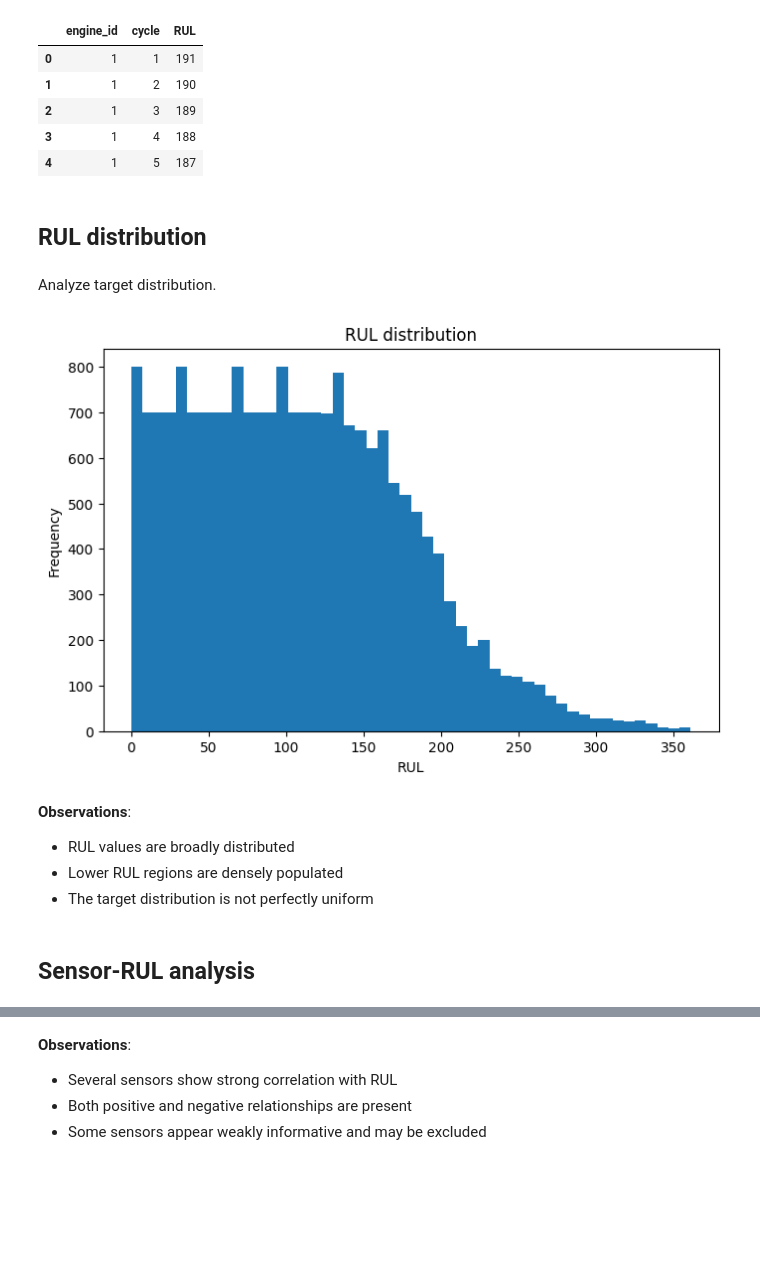
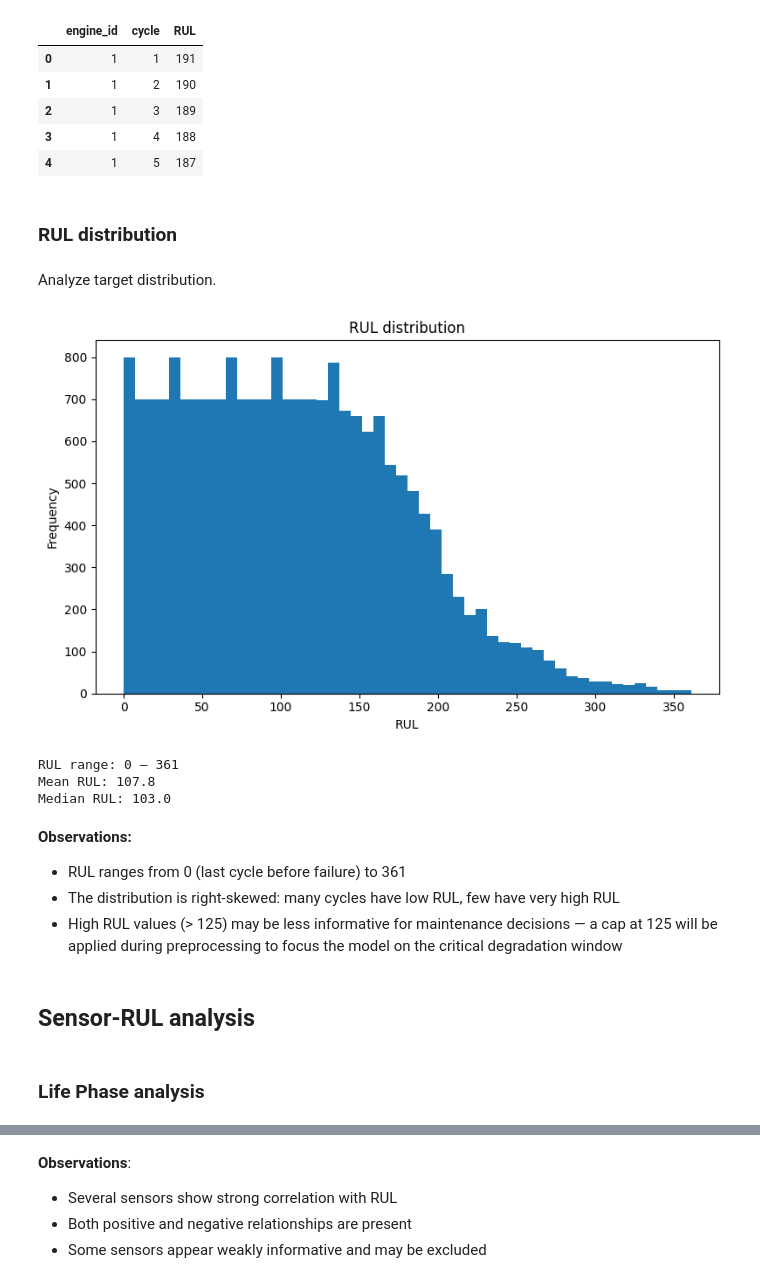
Before and after one commit to RCutrino/cmapss_project, a Jupyter notebook: notebook/01_eda.ipynb, the cells around one changed output, grey strips where cells are left out. Drawn from its saved outputs; the diff is of its cells as text; code cells hidden in the pictures; blank space fills up the shorter version.

```diff
--- a/notebook/01_eda.ipynb
+++ b/notebook/01_eda.ipynb
@@ -261,3 +301,6 @@ selected_sensors = ["sensor_2",
+# %%
+# Sensors selected for visualization: representative of high-variance
+selected_sensors = ["sensor_2", "sensor_7", "sensor_11", "sensor_12"]
 # %%
 engine = 1
 subset = df[df["engine_id"] == engine]
@@ -296,0 +324,13 @@ plt.show()
+# %%
+sample_engines = df["engine_id"].unique()[:10]
+sensor = "sensor_2"
+
+for eng in sample_engines:
+    subset = df[df["engine_id"] == eng]
+    plt.plot(subset["cycle"], subset[sensor], alpha=0.4)
+
+plt.title(f"{sensor} trajectories — sample of {len(sample_engines)} engines")
+plt.xlabel("Cycle")
+plt.ylabel("Sensor value")
+plt.tight_layout()
+plt.show()
@@ -335,0 +344,9 @@ dtype: float64
+# %%
+# Normalize cycle to [0, 1] per engine to make trajectories comparable
+df["life_pct"] = df["cycle"] / df.groupby("engine_id")["cycle"].transform("max")
+df["life_pct_bin"] = pd.cut(df["life_pct"], bins=20)
+# %%
+for sensor in selected_sensors:
+    df[f"{sensor}_norm"] = df.groupby("engine_id")[sensor].transform(
+        lambda x: (x - x.min()) / (x.max() - x.min()))
+selected_sensors_norm = [f"{s}_norm" for s in selected_sensors]
@@ -353,24 +389,34 @@ df[["engine_id", "cycle", "RUL"]].head()
 | 3 | 1 | 4 | 188 |
 | 4 | 1 | 5 | 187 |
 # %% [markdown]
-## RUL distribution
+### RUL distribution
 # %% [markdown]
 Analyze target distribution.
 # %%
 plt.hist(df["RUL"], bins=50)
-
 plt.xlabel("RUL")
 plt.ylabel("Frequency")
 plt.title("RUL distribution")
+plt.tight_layout()
+plt.show()
 
-plt.show()
+print()
+print(f"RUL range: {df['RUL'].min()} – {df['RUL'].max()}")
+print(f"Mean RUL: {df['RUL'].mean():.1f}")
+print(f"Median RUL: {df['RUL'].median():.1f}")
 # %% [output]
-[figure, old version]
+[figure, new version]
+RUL range: 0 – 361
+Mean RUL: 107.8
+Median RUL: 103.0
-# %% [markdown]
-**Observations**:
-- RUL values are broadly distributed
-- Lower RUL regions are densely populated
-- The target distribution is not perfectly uniform
+# %% [markdown]
+**Observations:**
+- RUL ranges from 0 (last cycle before failure) to 361
+- The distribution is right-skewed: many cycles have low RUL,
+  few have very high RUL
+- High RUL values (> 125) may be less informative for maintenance decisions — a cap at 125 will be applied during preprocessing to focus the model on the critical degradation window
 # %% [markdown]
 ## Sensor-RUL analysis
+# %% [markdown]
+### Life Phase analysis
 # %%
```
Also changed, not shown: parts of 41 cells of this notebook.
